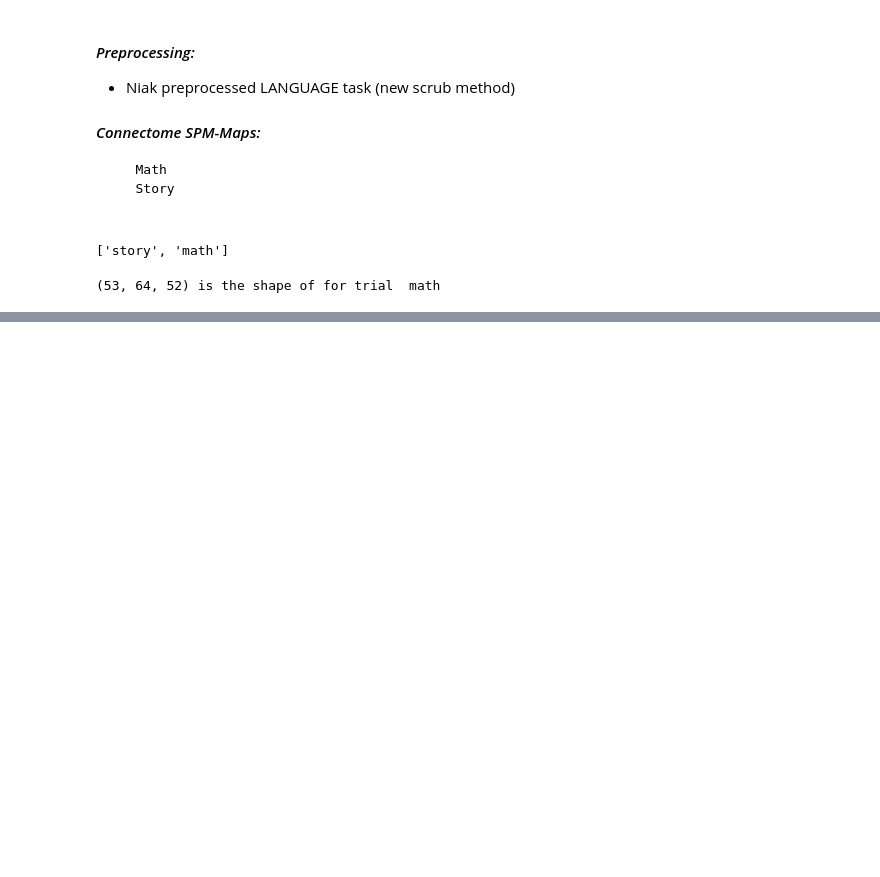
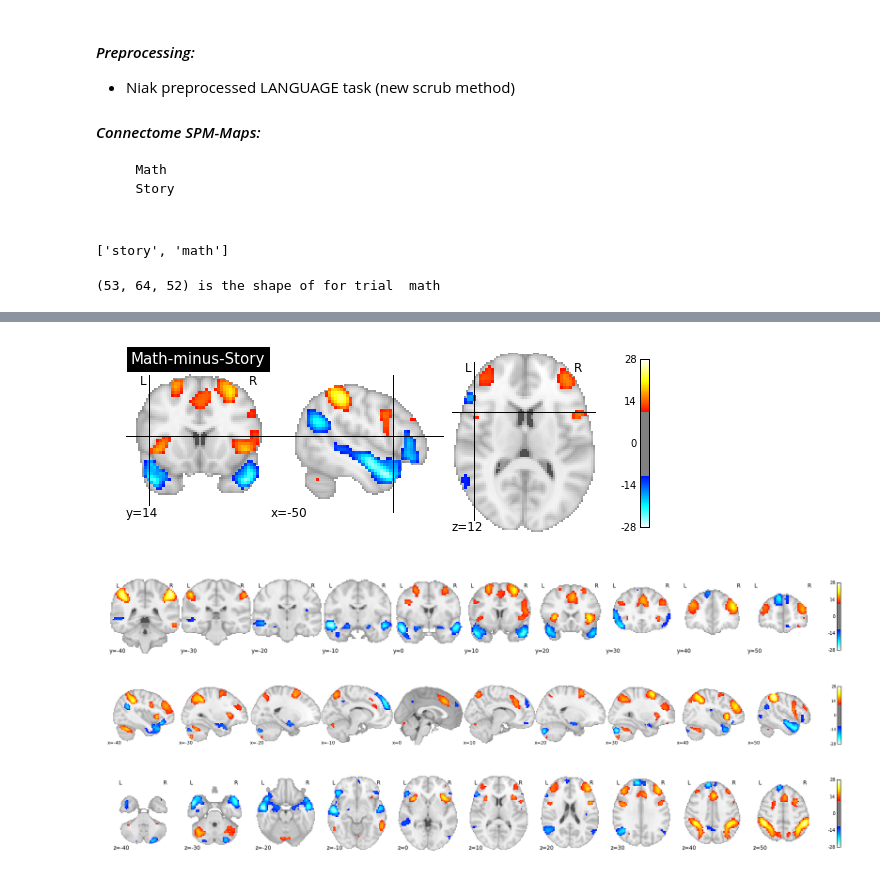
Before and after one commit to SIMEXP/hcp, a Jupyter notebook: hcp_activation_maps_language_exp1.ipynb, the cells around one changed output, grey strips where cells are left out. Drawn from its saved outputs; the diff is of its cells as text; code cells hidden in the pictures; blank space fills up the shorter version.

Commit message:
activation group map math minus story

```diff
--- a/hcp_activation_maps_language_exp1.ipynb
+++ b/hcp_activation_maps_language_exp1.ipynb
@@ -78,3 +79,35 @@ Min = -36.205; Max = 32.768
 [figure]
 [figure]
 [figure]
+# %%
+# display map difference Math - Story
+
+in_vol_math = nib.load(os.path.join(path_rmaps, rmaps_file_pattern.format("math")))
+in_vol_story = nib.load(os.path.join(path_rmaps, rmaps_file_pattern.format("story")))
+in_math_minus_story = in_vol_math.get_data() - in_vol_story.get_data()
+in_vol_math_minus_story = nib.Nifti1Image(in_math_minus_story,
+                                          affine=in_vol_story.affine,
+                                          header=in_vol_story.header
+                                         )
+
+display = plotting.plot_stat_map(in_vol_math_minus_story, threshold= 11,
+                                 cut_coords=(-50, 14, 12),
+                                 title= "Math-minus-Story"
+                                 )
+display = plotting.plot_stat_map(in_vol_math_minus_story, threshold= 11,
+                                 display_mode='y',
+                                 cut_coords= range(-40, 60, 10),
+                                )
+display = plotting.plot_stat_map(in_vol_math_minus_story, threshold=11,
+                                 display_mode='x',
+                                 cut_coords= range(-40, 60, 10),
+                                )
+display = plotting.plot_stat_map(in_vol_math_minus_story, threshold=11,
+                                 display_mode='z',
+                                 cut_coords= range(-40, 60, 10),
+                                )
+# %% [output]
+[figure, added]
+[figure, added]
+[figure, added]
+[figure, added]
```
Also changed, not shown: parts of 2 cells of this notebook.
